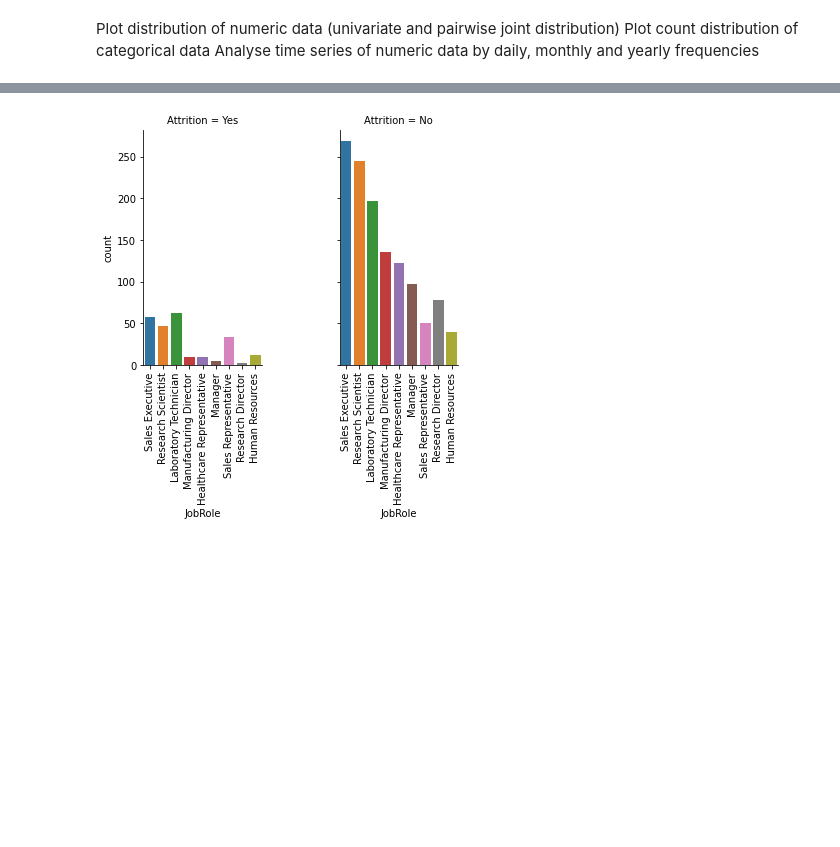
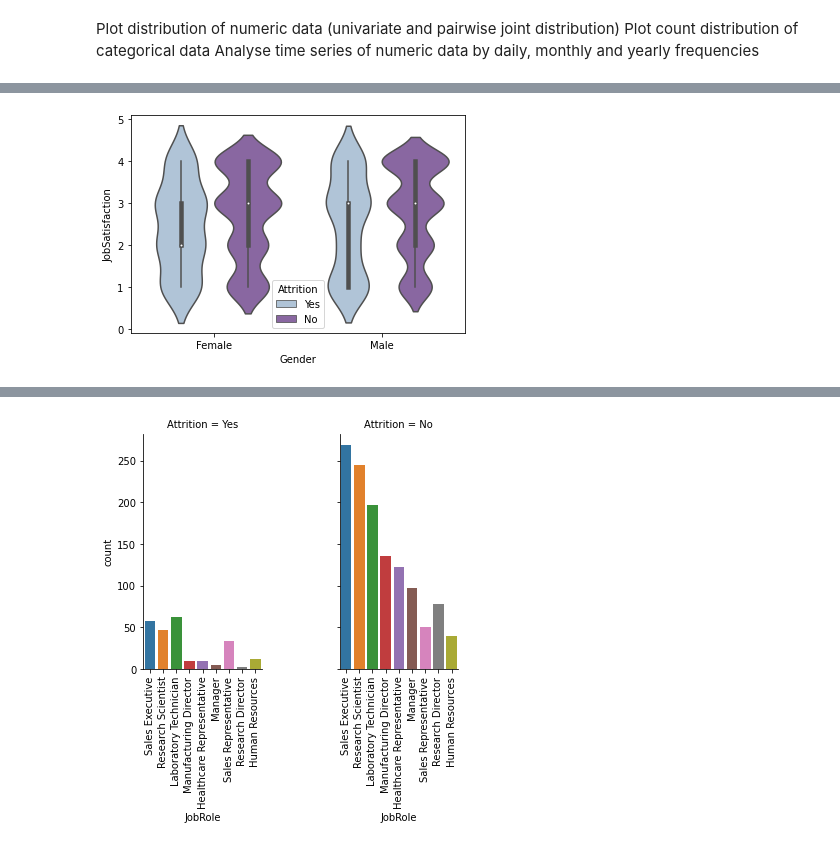
Before and after one commit to vita-levytska/HR-Analytics, a Jupyter notebook: HR-Analytics.ipynb, the cells around one changed output, grey strips where cells are left out. Drawn from its saved outputs; the diff is of its cells as text; code cells hidden in the pictures; blank space fills up the shorter version.

```diff
--- a/HR-Analytics.ipynb
+++ b/HR-Analytics.ipynb
@@ -158,0 +192,5 @@ Analyse time series of numeric data by daily, monthly and yearly frequencies
+# %%
+ax = sns.violinplot(x="Gender", y="JobSatisfaction", hue="Attrition",
+                 data=df, palette="BuPu")
+# %% [output]
+[figure, added]
```
Also changed, not shown: parts of 70 cells of this notebook.
